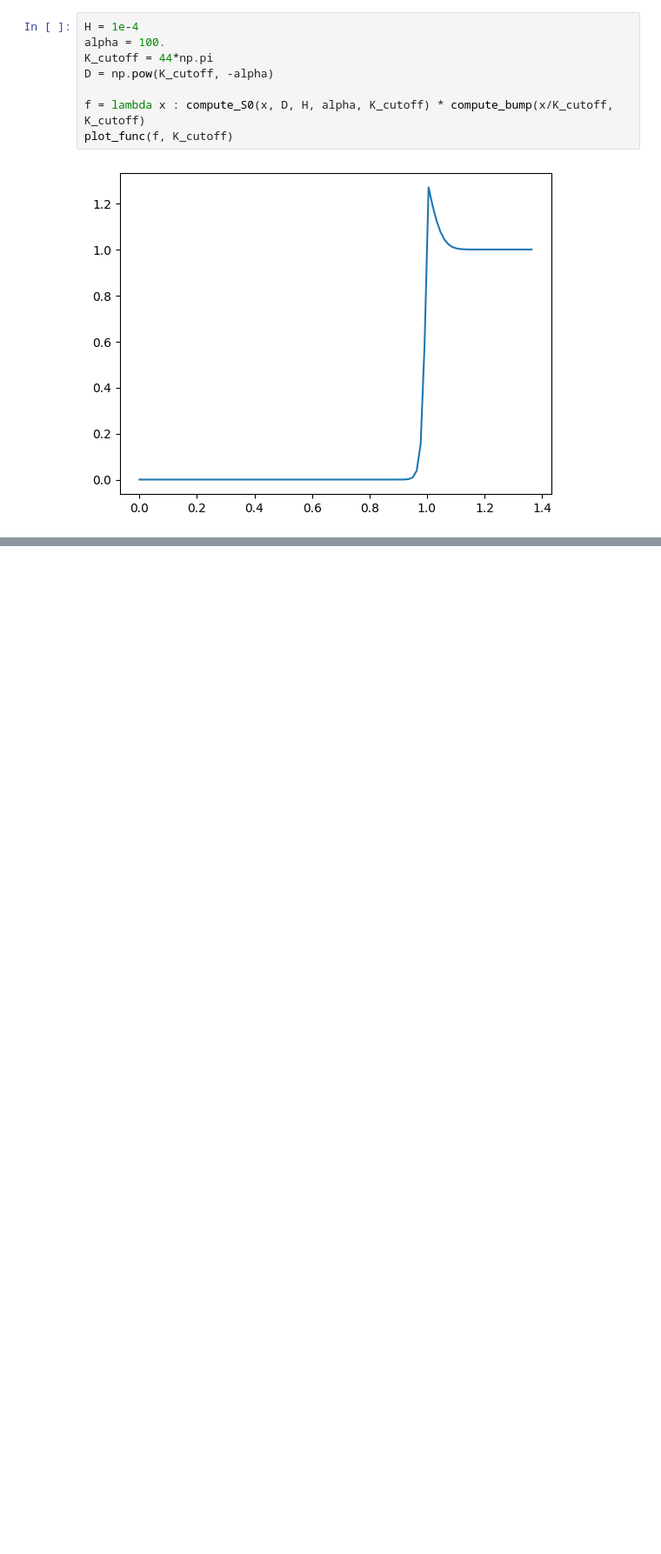
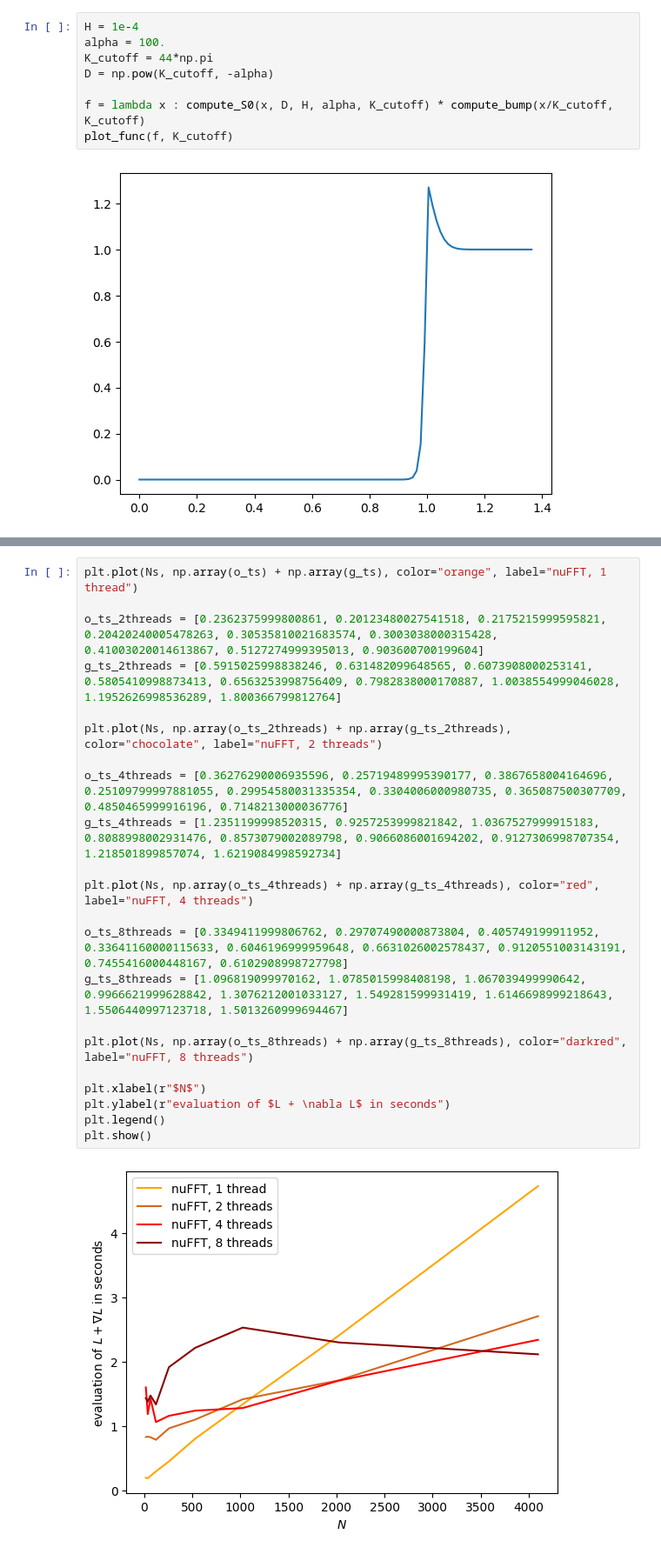
Before and after one commit to BekzatZhar/modeling_seminarSoSe25, a Jupyter notebook: function_builder.ipynb, the cells around one changed output, grey strips where cells are left out. Shown: that part at 87% size. Saved outputs shown, nothing was run; the diff lists cells and outputs as text; blank space fills up the shorter version.

```diff
--- a/function_builder.ipynb
+++ b/function_builder.ipynb
@@ -41,0 +66,24 @@ plot_func(f, K_cutoff)
+# %%
+plt.plot(Ns, np.array(o_ts) + np.array(g_ts), color="orange", label="nuFFT, 1 thread")
+
+o_ts_2threads = [0.2362375999800861, 0.20123480027541518, 0.2175215999595821, 0.20420240005478263, 0.30535810021683574, 0.3003038000315428, 0.41003020014613867, 0.5127274999395013, 0.903600700199604]
+g_ts_2threads = [0.5915025998838246, 0.631482099648565, 0.6073908000253141, 0.5805410998873413, 0.6563253998756409, 0.7982838000170887, 1.0038554999046028, 1.1952626998536289, 1.800366799812764]
+
+plt.plot(Ns, np.array(o_ts_2threads) + np.array(g_ts_2threads), color="chocolate", label="nuFFT, 2 threads")
+
+o_ts_4threads = [0.36276290006935596, 0.25719489995390177, 0.3867658004164696, 0.25109799997881055, 0.29954580031335354, 0.3304006000980735, 0.365087500307709, 0.4850465999916196, 0.7148213000036776]
+g_ts_4threads = [1.2351199998520315, 0.9257253999821842, 1.0367527999915183, 0.8088998002931476, 0.8573079002089798, 0.9066086001694202, 0.9127306998707354, 1.218501899857074, 1.6219084998592734]
+
+plt.plot(Ns, np.array(o_ts_4threads) + np.array(g_ts_4threads), color="red", label="nuFFT, 4 threads")
+
+o_ts_8threads = [0.3349411999806762, 0.29707490000873804, 0.405749199911952, 0.33641160000115633, 0.6046196999959648, 0.6631026002578437, 0.9120551003143191, 0.7455416000448167, 0.6102908998727798]
+g_ts_8threads = [1.096819099970162, 1.0785015998408198, 1.067039499990642, 0.9966621999628842, 1.3076212001033127, 1.549281599931419, 1.6146698999218643, 1.5506440997123718, 1.5013260999694467]
+
+plt.plot(Ns, np.array(o_ts_8threads) + np.array(g_ts_8threads), color="darkred", label="nuFFT, 8 threads")
+
+plt.xlabel(r"$N$")
+plt.ylabel(r"evaluation of $L + \nabla L$ in seconds")
+plt.legend()
+plt.show()
+# %% [output]
+[figure, added]
```
Also changed, not shown: parts of 1 cell of this notebook, 4 other files.
